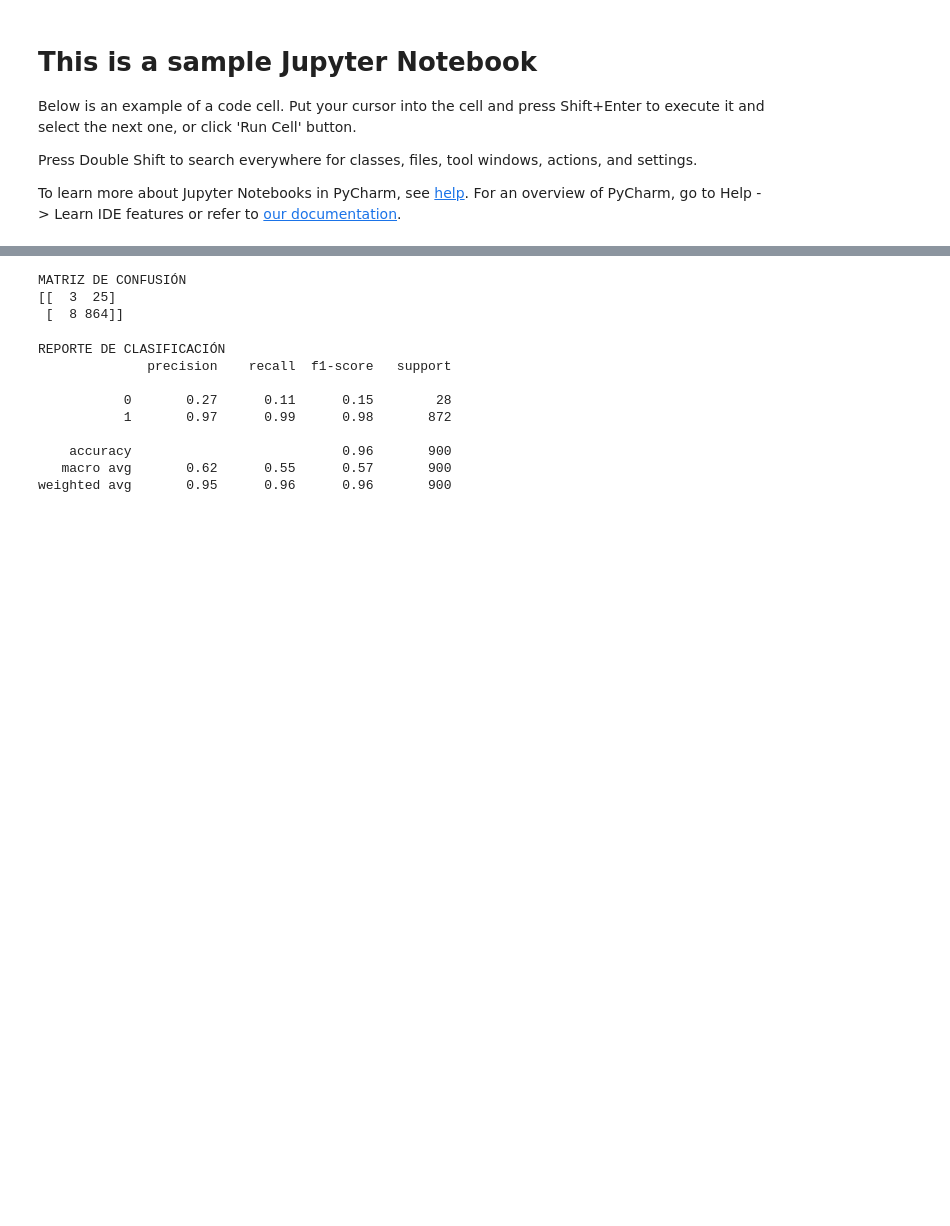
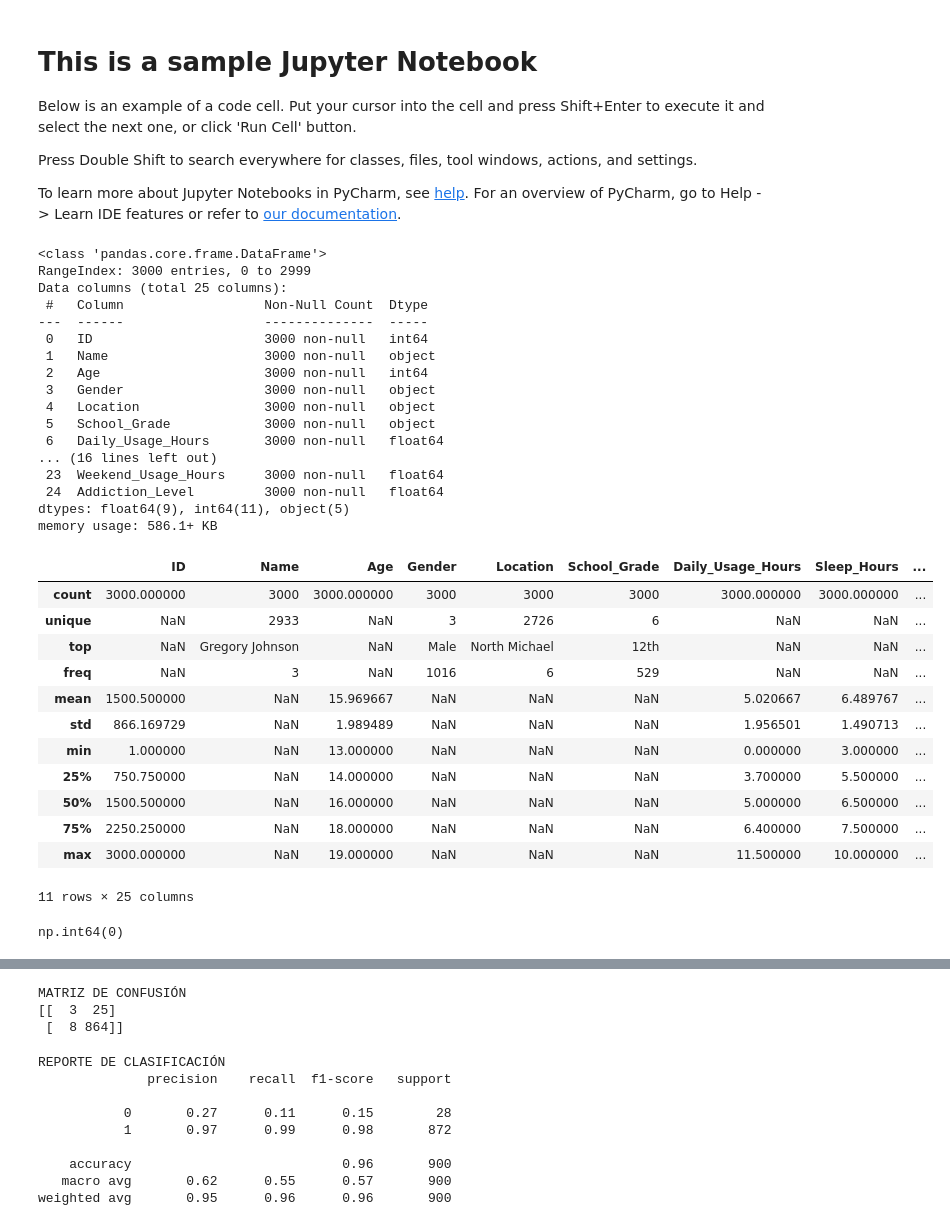
Before and after one commit to somoel/uso_telefono_adolescentes, a Jupyter notebook: notebooks/sample.ipynb, the cells around one changed output, grey strips where cells are left out. Saved outputs shown, nothing was run; the diff lists cells and outputs as text; code cells hidden in the pictures; blank space fills up the shorter version.

```diff
--- a/notebooks/sample.ipynb
+++ b/notebooks/sample.ipynb
@@ -17,3 +19,42 @@ import matplotlib.pyplot as plt
 # %%
 # Cargar el archivo CSV
 df = pd.read_csv("../data.csv")
+# %%
+df.info()
+
+df.describe(include="all")
+# %% [output]
+<class 'pandas.core.frame.DataFrame'>
+RangeIndex: 3000 entries, 0 to 2999
+Data columns (total 25 columns):
+ #   Column                  Non-Null Count  Dtype
+---  ------                  --------------  -----
+ 0   ID                      3000 non-null   int64
+ 1   Name                    3000 non-null   object
+ 2   Age                     3000 non-null   int64
+ 3   Gender                  3000 non-null   object
+ 4   Location                3000 non-null   object
+ 5   School_Grade            3000 non-null   object
+ 6   Daily_Usage_Hours       3000 non-null   float64
+... (16 lines left out)
+ 23  Weekend_Usage_Hours     3000 non-null   float64
+ 24  Addiction_Level         3000 non-null   float64
+dtypes: float64(9), int64(11), object(5)
+memory usage: 586.1+ KB
+|  | ID | Name | Age | Gender | Location | School_Grade | Daily_Usage_Hours | Sleep_Hours | ... |
+| count | 3000.000000 | 3000 | 3000.000000 | 3000 | 3000 | 3000 | 3000.000000 | 3000.000000 | ... |
+| unique | NaN | 2933 | NaN | 3 | 2726 | 6 | NaN | NaN | ... |
+| top | NaN | Gregory Johnson | NaN | Male | North Michael | 12th | NaN | NaN | ... |
+| freq | NaN | 3 | NaN | 1016 | 6 | 529 | NaN | NaN | ... |
+| mean | 1500.500000 | NaN | 15.969667 | NaN | NaN | NaN | 5.020667 | 6.489767 | ... |
+| std | 866.169729 | NaN | 1.989489 | NaN | NaN | NaN | 1.956501 | 1.490713 | ... |
+| min | 1.000000 | NaN | 13.000000 | NaN | NaN | NaN | 0.000000 | 3.000000 | ... |
+| 25% | 750.750000 | NaN | 14.000000 | NaN | NaN | NaN | 3.700000 | 5.500000 | ... |
+| 50% | 1500.500000 | NaN | 16.000000 | NaN | NaN | NaN | 5.000000 | 6.500000 | ... |
+| 75% | 2250.250000 | NaN | 18.000000 | NaN | NaN | NaN | 6.400000 | 7.500000 | ... |
+| max | 3000.000000 | NaN | 19.000000 | NaN | NaN | NaN | 11.500000 | 10.000000 | ... |
+11 rows × 25 columns
+# %%
+df.duplicated().sum()
+# %% [output]
+np.int64(0)
```
Also changed, not shown: parts of 4 cells of this notebook.
